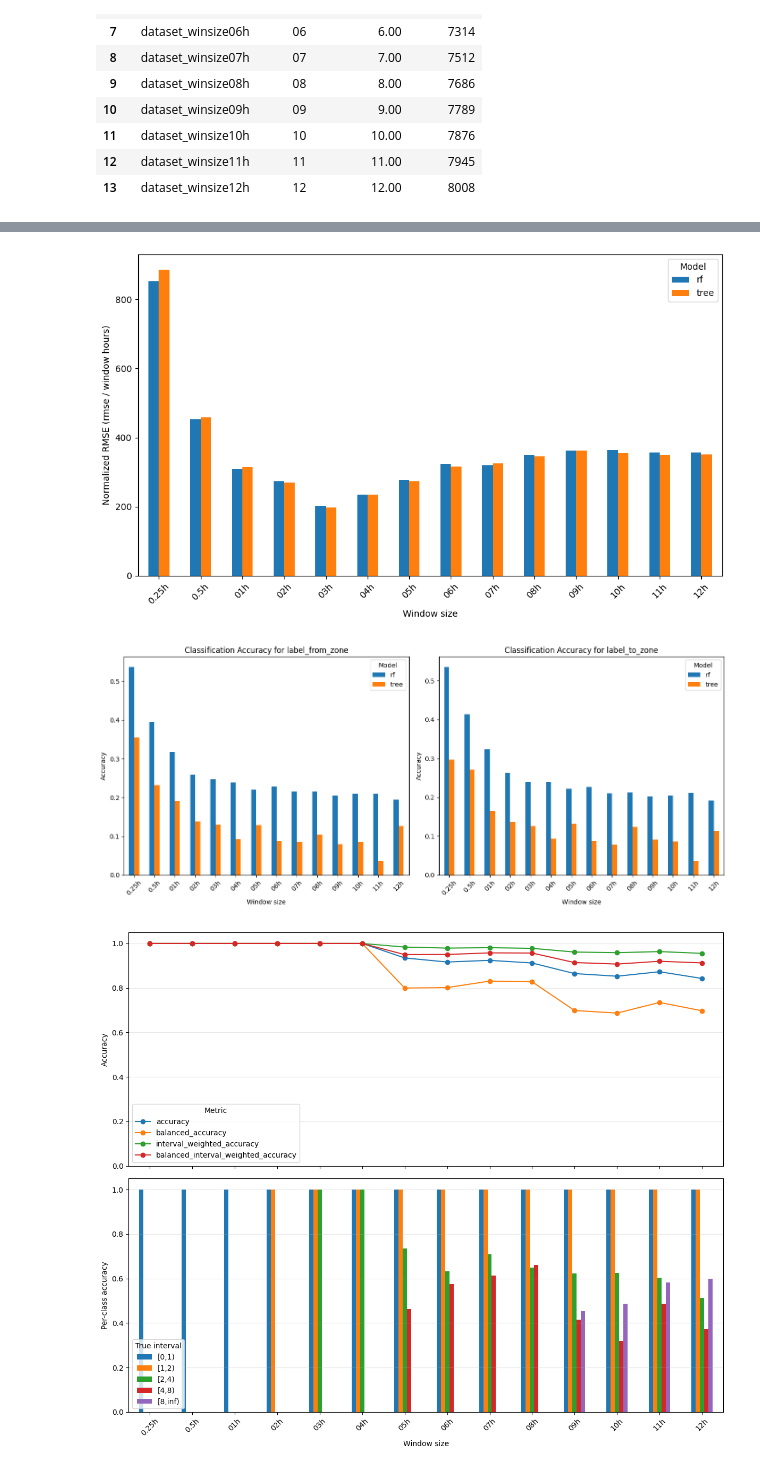
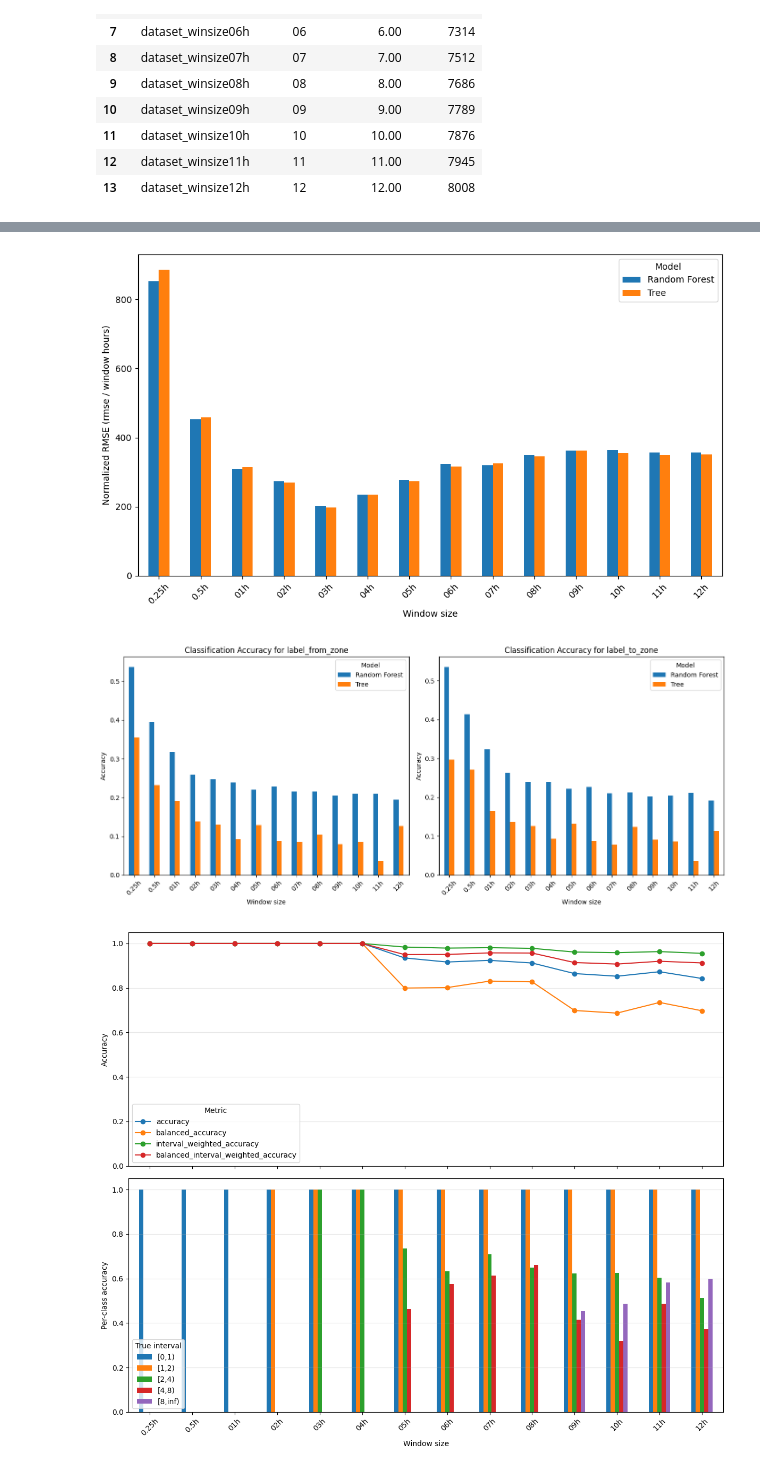
Before and after one commit to mohamad-hasan-sohan-ajini/predictive-maintenance, a Jupyter notebook: src/predictive_maintenance.ipynb, the cells around one changed output, grey strips where cells are left out. Cells and saved outputs as stored; diff of their text form; code cells hidden in the pictures.

Commit message:
Improve regression figure

```diff
--- a/src/predictive_maintenance.ipynb
+++ b/src/predictive_maintenance.ipynb
@@ -31,6 +31,8 @@ DROP_COLUMNS = [
 ]
 
 SUMMARY_FILENAME = "all_metrics_summary.csv"
+
+MODEL_LABELS = {"tree": "Tree", "rf": "Random Forest"}
 # %%
 import matplotlib.pyplot as plt
 
@@ -145,10 +147,14 @@ reg_df["winsize_hours"] = (
 )
 reg_df["rmse_norm"] = reg_df["rmse"] / reg_df["winsize_hours"]
 
-pivot = reg_df.sort_values("winsize_hours").pivot(
-    index="winsize",
-    columns="model",
-    values="rmse_norm",
+pivot = (
+    reg_df.sort_values("winsize_hours")
+    .pivot(
+        index="winsize",
+        columns="model",
+        values="rmse_norm",
+    )
+    .rename(columns=MODEL_LABELS)
 )
 
 ax = pivot.plot(kind="bar", figsize=(10, 6))
@@ -158,38 +164,41 @@ ax.set_ylabel("Normalized RMSE (rmse / window hours)")
 ax.legend(title="Model")
 plt.xticks(rotation=45)
 plt.tight_layout()
+plt.savefig(DATA_DIR / "regression_rmse_norm_bar.pdf", dpi=300, bbox_inches="tight")
 plt.show()
 # %% [output]
-[figure, old version]
+[figure, new version]
 # %%
 class_df = metrics_df[
     (metrics_df["task"] == "classification")
     & (metrics_df["target"].isin(["label_from_zone", "label_to_zone"]))
     & (metrics_df["model"].isin(["tree", "rf"]))
 ].copy()
 
 class_df["winsize"] = class_df["dataset"].str.extract(r"winsize(.+)$", expand=False)
 class_df["winsize_hours"] = (
     class_df["winsize"].str.replace("h", "", regex=False).astype(float)
 )
 
 fig, axes = plt.subplots(1, 2, figsize=(14, 6))
 
 for idx, target in enumerate(["label_from_zone", "label_to_zone"]):
     target_data = class_df[class_df["target"] == target].sort_values("winsize_hours")
-    pivot = target_data.pivot(index="winsize", columns="model", values="accuracy")
+    pivot = target_data.pivot(
+        index="winsize", columns="model", values="accuracy"
+    ).rename(columns=MODEL_LABELS)
 
     ax = pivot.plot(kind="bar", ax=axes[idx])
     ax.set_xlabel("Window size")
     ax.set_ylabel("Accuracy")
     ax.set_title(f"Classification Accuracy for {target}")
     ax.legend(title="Model")
     ax.tick_params(axis="x", rotation=45)
 
 plt.tight_layout()
 plt.show()
 # %% [output]
-[figure, old version]
+[figure, new version]
 # %%
 # train a classification model for time intervals
 # %run train_time_interval_classification.py
```
